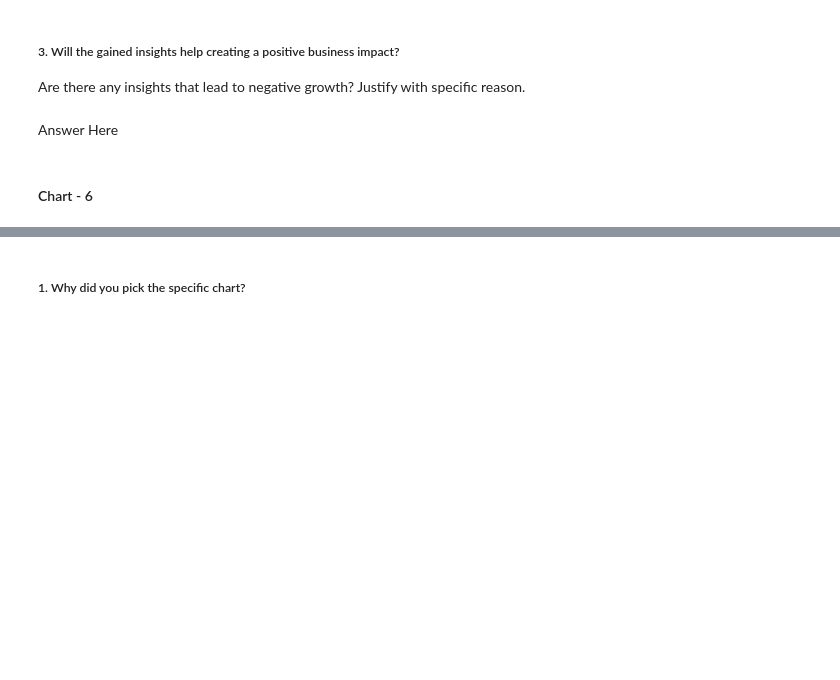
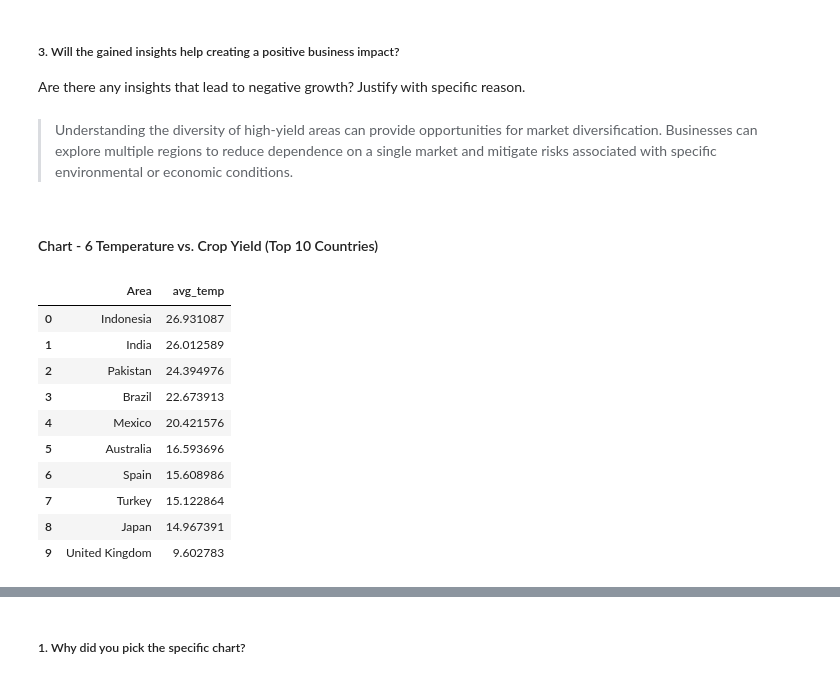
Before and after one commit to Electra89/Supervised_ML_Crop_Yield_Prediction, a Jupyter notebook: Supervised_ML_Crop_Yield_Prediction.ipynb, the cells around one changed output, grey strips where cells are left out. Drawn from its saved outputs; the diff is of its cells as text; code cells hidden in the pictures; blank space fills up the shorter version.

```diff
--- a/Supervised_ML_Crop_Yield_Prediction.ipynb
+++ b/Supervised_ML_Crop_Yield_Prediction.ipynb
@@ -425,7 +449,7 @@ Answer Here
 # %% [markdown]
 ##### 3. Will the gained insights help creating a positive business impact?
 Are there any insights that lead to negative growth? Justify with specific reason.
-# %% [markdown]
-Answer Here
+# %% [markdown]
+> Understanding the diversity of high-yield areas can provide opportunities for market diversification. Businesses can explore multiple regions to reduce dependence on a single market and mitigate risks associated with specific environmental or economic conditions.
 # %% [markdown]
-#### Chart - 6
+#### Chart - 6 Temperature vs. Crop Yield (Top 10 Countries)
@@ -433,0 +456,14 @@ Answer Here
+# %%
+df_top_10.groupby('Area')['avg_temp'].mean().sort_values(ascending=False).reset_index()
+# %% [output]
+|  | Area | avg_temp |
+| 0 | Indonesia | 26.931087 |
+| 1 | India | 26.012589 |
+| 2 | Pakistan | 24.394976 |
+| 3 | Brazil | 22.673913 |
+| 4 | Mexico | 20.421576 |
+| 5 | Australia | 16.593696 |
+| 6 | Spain | 15.608986 |
+| 7 | Turkey | 15.122864 |
+| 8 | Japan | 14.967391 |
+| 9 | United Kingdom | 9.602783 |
```
Also changed, not shown: parts of 15 cells of this notebook.
